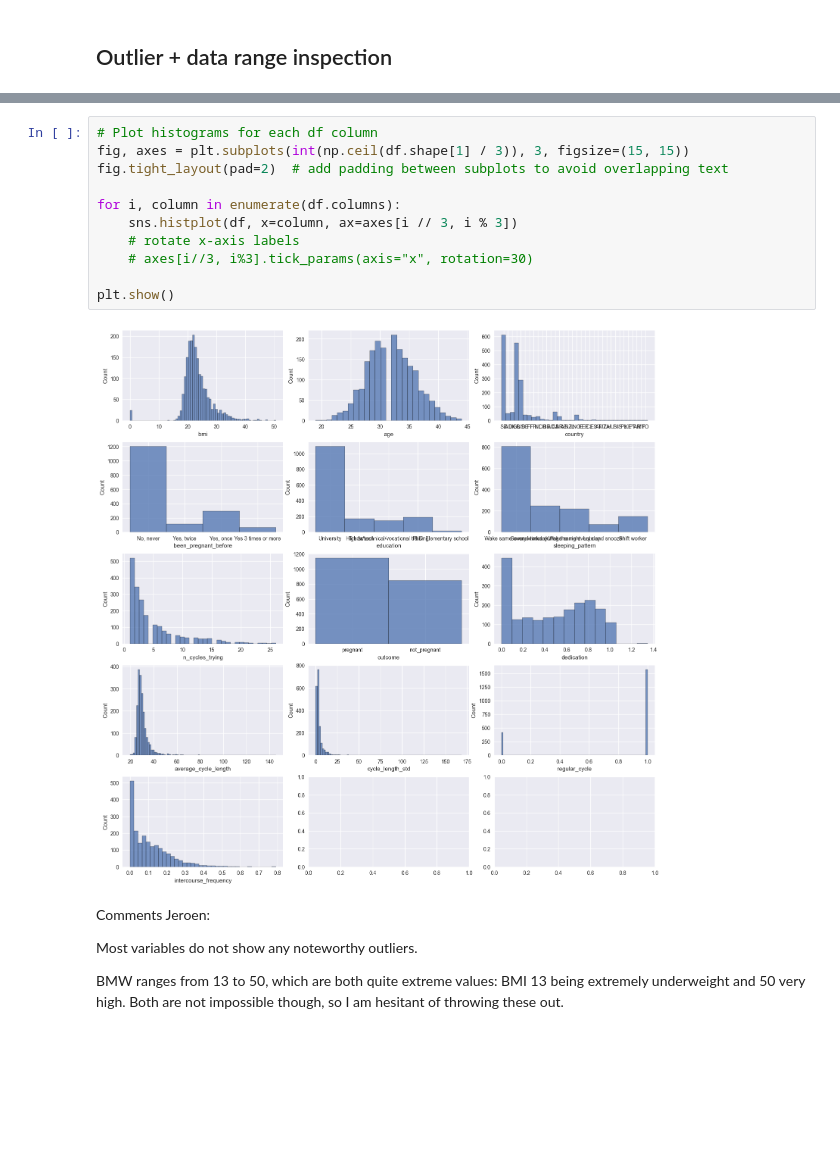
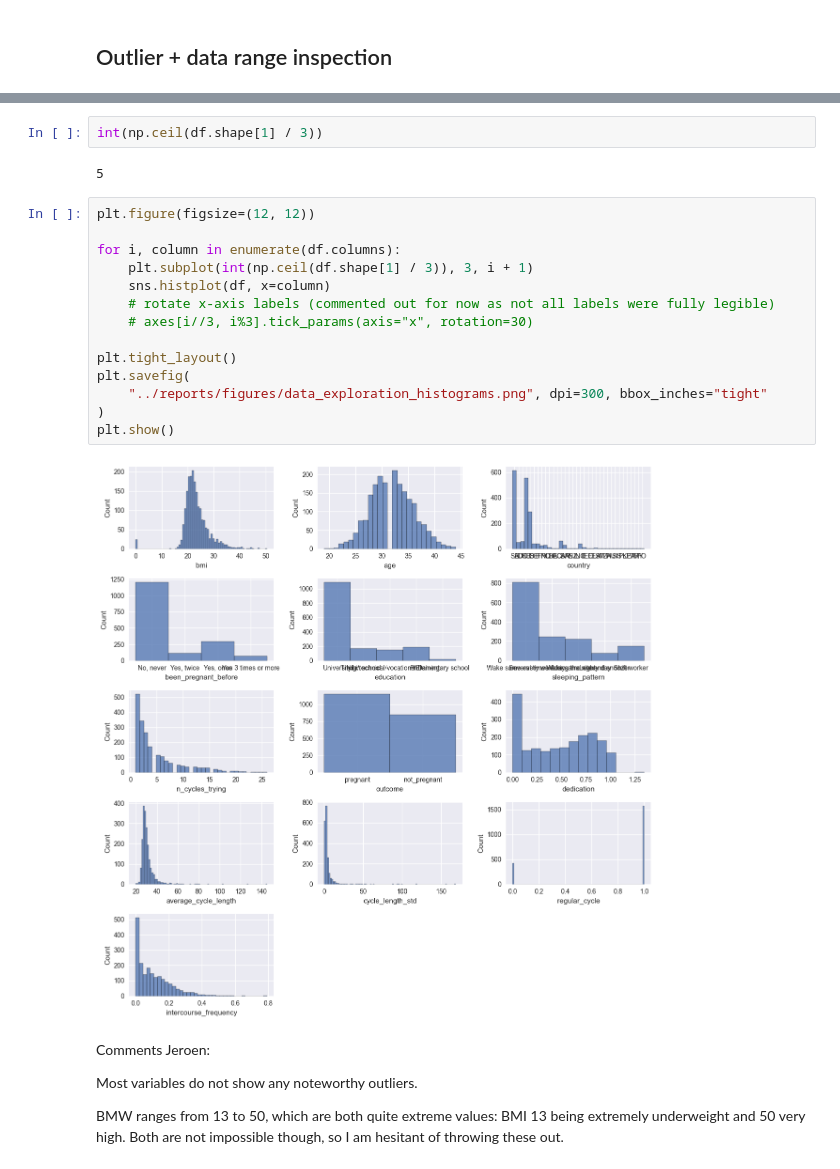
Before and after one commit to JeroenBuil/natural-cycles-assignment, a Jupyter notebook: notebooks/Data Exploration.ipynb, the cells around one changed output, grey strips where cells are left out. Saved outputs shown, nothing was run; the diff lists cells and outputs as text; blank space fills up the shorter version.

Commit message:
Cleaned code + figure saving

```diff
--- a/notebooks/Data Exploration.ipynb
+++ b/notebooks/Data Exploration.ipynb
@@ -88,19 +88,26 @@ average_cycle_length           19.5       145.5
 cycle_length_std                0.0  168.998521
 regular_cycle                 False        True
 intercourse_frequency           0.0    0.793103
+# %%
+int(np.ceil(df.shape[1] / 3))
+# %% [output]
+5
 # %%
-# Plot histograms for each df column
-fig, axes = plt.subplots(int(np.ceil(df.shape[1] / 3)), 3, figsize=(15, 15))
-fig.tight_layout(pad=2)  # add padding between subplots to avoid overlapping text
+plt.figure(figsize=(12, 12))
 
 for i, column in enumerate(df.columns):
-    sns.histplot(df, x=column, ax=axes[i // 3, i % 3])
-    # rotate x-axis labels
+    plt.subplot(int(np.ceil(df.shape[1] / 3)), 3, i + 1)
+    sns.histplot(df, x=column)
+    # rotate x-axis labels (commented out for now as not all labels were fully legible)
     # axes[i//3, i%3].tick_params(axis="x", rotation=30)
 
+plt.tight_layout()
+plt.savefig(
+    "../reports/figures/data_exploration_histograms.png", dpi=300, bbox_inches="tight"
+)
 plt.show()
 # %% [output]
-[figure, old version]
+[figure, new version]
 # %% [markdown]
 Comments Jeroen:
 
```
Also changed, not shown: 1 other file.
